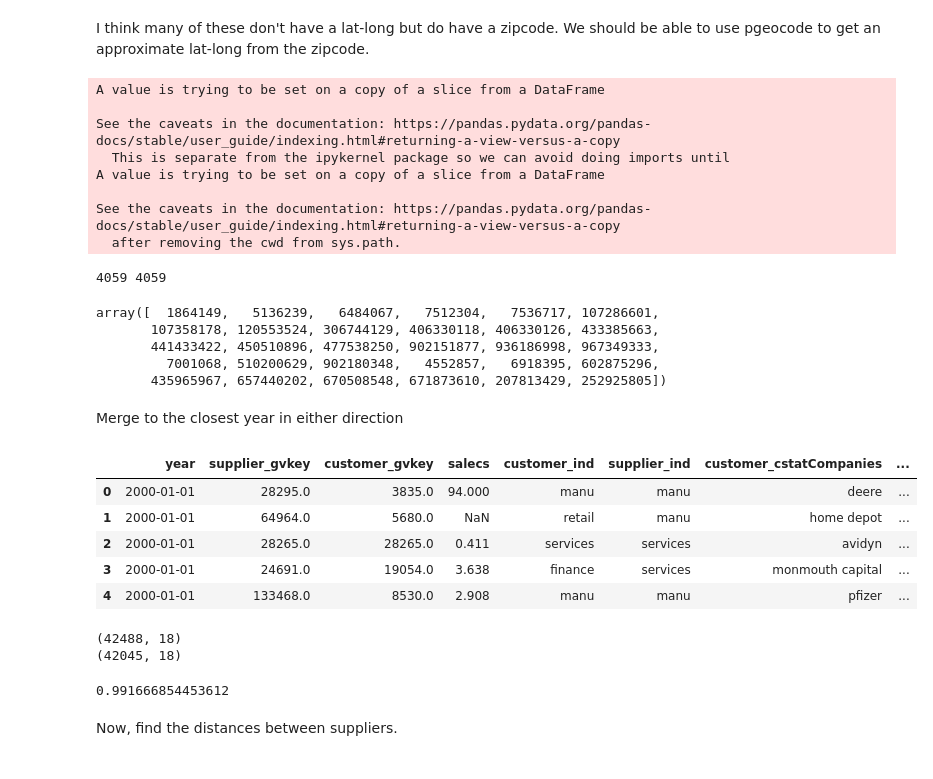
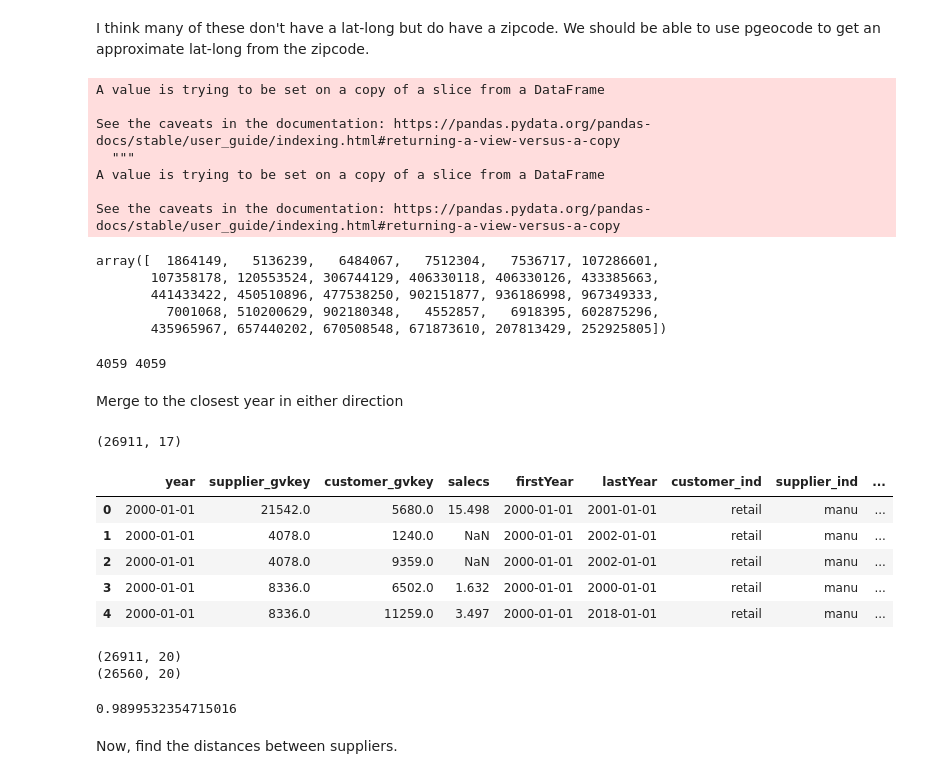
Before and after one commit to brianreed21/extremes, a Jupyter notebook: extremesCleaningCode/linkingExecute_indirect.ipynb, the cells around one changed output. Drawn from its saved outputs; the diff is of its cells as text; code cells hidden in the pictures.

```diff
--- a/extremesCleaningCode/linkingExecute_indirect.ipynb
+++ b/extremesCleaningCode/linkingExecute_indirect.ipynb
@@ -86,16 +88,24 @@ def fillYear(supplier, customer, scData = c_links):
 
 
     # now: find the start and end of the data series
-    first = c_linksTemp.year.min()
-    last  = c_linksTemp.year.max()
+    first = c_linksTemp.year.min() # - relativedelta(years = 1)
+    last  = c_linksTemp.year.max() # + relativedelta(years = 1)
+
+
+    c_linksTemp['firstYear'] = c_linksTemp.year.min()
+    c_linksTemp['lastYear']  = c_linksTemp.year.max()
+
 
     c_linksTemp = c_linksTemp.set_index('year')
+
 
     c_linksTemp = c_linksTemp.reindex(pd.date_range(first, last, freq = 'YS')).\
         reset_index().rename(columns = {'index': 'year'})
 
+
     # and impute all values within the series
-    c_linksTemp = c_linksTemp.groupby(c_linksTemp.year.dt.time).ffill()
+    c_linksTemp = c_linksTemp.groupby(c_linksTemp.year.dt.time).ffill().bfill()
+
 
     return(c_linksTemp)
 # %% [markdown]
@@ -278,0 +292,5 @@ allAbi.shape
+# %%
+c_linksMerge2 = c_linksMerge2[(c_linksMerge2.customer_ind != 'services') & (c_linksMerge2.customer_ind != 'finance') & \
+               (c_linksMerge2.supplier_ind != 'services') & (c_linksMerge2.supplier_ind != 'finance')]
+
+c_linksMerge2.shape
@@ -294,6 +312,8 @@ hqRelevant    = hq[hq.abi.isin(allAbi)].reset_index()
 # %% [markdown]
 I think many of these don't have a lat-long but do have a zipcode. We should be able to use pgeocode to get an approximate lat-long from the zipcode.
 # %%
+us = pgeocode.Nominatim('us')
+
 for i in range(0, hq.shape[0]):
     if pd.isna(hq.latitude[i]):
         hq.latitude[i]  = us.query_postal_code(hq.zipcode[i]).latitude
@@ -302,16 +322,10 @@ for i in range(0, hq.shape[0]):
 A value is trying to be set on a copy of a slice from a DataFrame
 
 See the caveats in the documentation: https://pandas.pydata.org/pandas-docs/stable/user_guide/indexing.html#returning-a-view-versus-a-copy
-  This is separate from the ipykernel package so we can avoid doing imports until
+  """
 A value is trying to be set on a copy of a slice from a DataFrame
 
 See the caveats in the documentation: https://pandas.pydata.org/pandas-docs/stable/user_guide/indexing.html#returning-a-view-versus-a-copy
-  after removing the cwd from sys.path.
-# %%
-print(sum(allAbi.isin(supplierHQ.supplier_abi)) ,
-     sum(allAbi.isin(customerHQ.customer_abi)))
-# %% [output]
-4059 4059
 # %%
 hq[hq['longitude'].isna()].abi.unique()
 # %% [output]
@@ -331,22 +345,28 @@ customerHQ = hq[['year','abi','latitude','longitude','zipcode']].copy().rename(c
                                                                         'latitude':  'customer_latitude',
                                                                         'longitude': 'customer_longitude',
                                                                         'zipcode': 'customer_zipcode'})
+# %%
+print(sum(allAbi.isin(supplierHQ.supplier_abi)) ,
+     sum(allAbi.isin(customerHQ.customer_abi)))
+# %% [output]
+4059 4059
 # %% [markdown]
 Merge to the closest year in either direction
 # %%
 merged_dataframe = pd.merge_asof(c_linksMerge2.sort_values('year'), customerHQ.sort_values('year'), on="year",
                                  by="customer_abi",
                                 direction = "nearest")
 
-merged_dataframe.shape
+print(merged_dataframe.shape)
 merged_dataframe.head()
 # %% [output]
+(26911, 17)
-|  | year | supplier_gvkey | customer_gvkey | salecs | customer_ind | supplier_ind | customer_cstatCompanies | ... |
-| 0 | 2000-01-01 | 28295.0 | 3835.0 | 94.000 | manu | manu | deere | ... |
-| 1 | 2000-01-01 | 64964.0 | 5680.0 | NaN | retail | manu | home depot | ... |
-| 2 | 2000-01-01 | 28265.0 | 28265.0 | 0.411 | services | services | avidyn | ... |
-| 3 | 2000-01-01 | 24691.0 | 19054.0 | 3.638 | finance | services | monmouth capital | ... |
-| 4 | 2000-01-01 | 133468.0 | 8530.0 | 2.908 | manu | manu | pfizer | ... |
+|  | year | supplier_gvkey | customer_gvkey | salecs | firstYear | lastYear | customer_ind | supplier_ind | ... |
+| 0 | 2000-01-01 | 21542.0 | 5680.0 | 15.498 | 2000-01-01 | 2001-01-01 | retail | manu | ... |
+| 1 | 2000-01-01 | 4078.0 | 1240.0 | NaN | 2000-01-01 | 2002-01-01 | retail | manu | ... |
+| 2 | 2000-01-01 | 4078.0 | 9359.0 | NaN | 2000-01-01 | 2002-01-01 | retail | manu | ... |
+| 3 | 2000-01-01 | 8336.0 | 6502.0 | 1.632 | 2000-01-01 | 2000-01-01 | retail | manu | ... |
+| 4 | 2000-01-01 | 8336.0 | 11259.0 | 3.497 | 2000-01-01 | 2018-01-01 | retail | manu | ... |
 # %%
 c_linksMerge3 = pd.merge_asof(merged_dataframe.sort_values('year'), supplierHQ.sort_values('year'), on="year",
                                  by="supplier_abi",
@@ -364,12 +384,12 @@ print(c_linksMerge3.shape)
 
 c_linksMerge3 = c_linksMerge3.reset_index(drop = True)
 # %% [output]
-(42488, 18)
-(42045, 18)
+(26911, 20)
+(26560, 20)
 # %%
 c_linksMerge3.salecs.sum()/c_linksMerge2.salecs.sum()
 # %% [output]
-0.991666854453612
+0.9899532354715016
 # %% [markdown]
 Now, find the distances between suppliers.
 # %%
```
Also changed, not shown: parts of 95 cells of this notebook, 7 other files.
